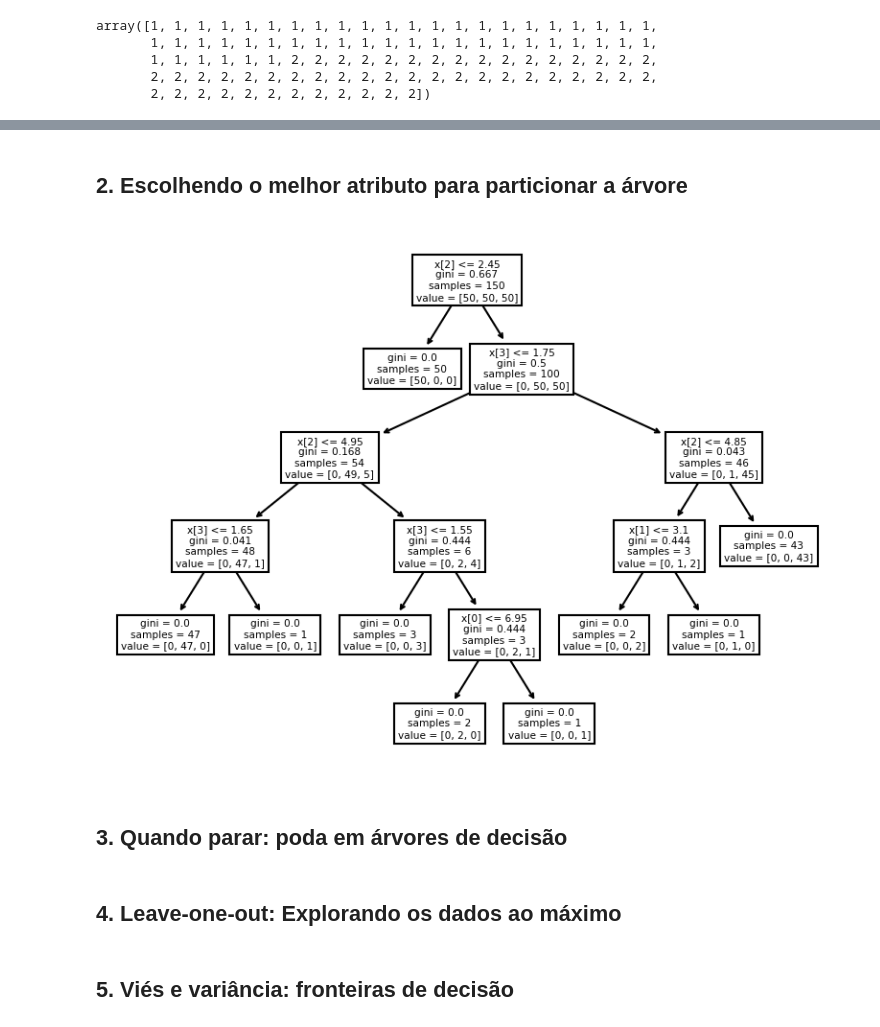
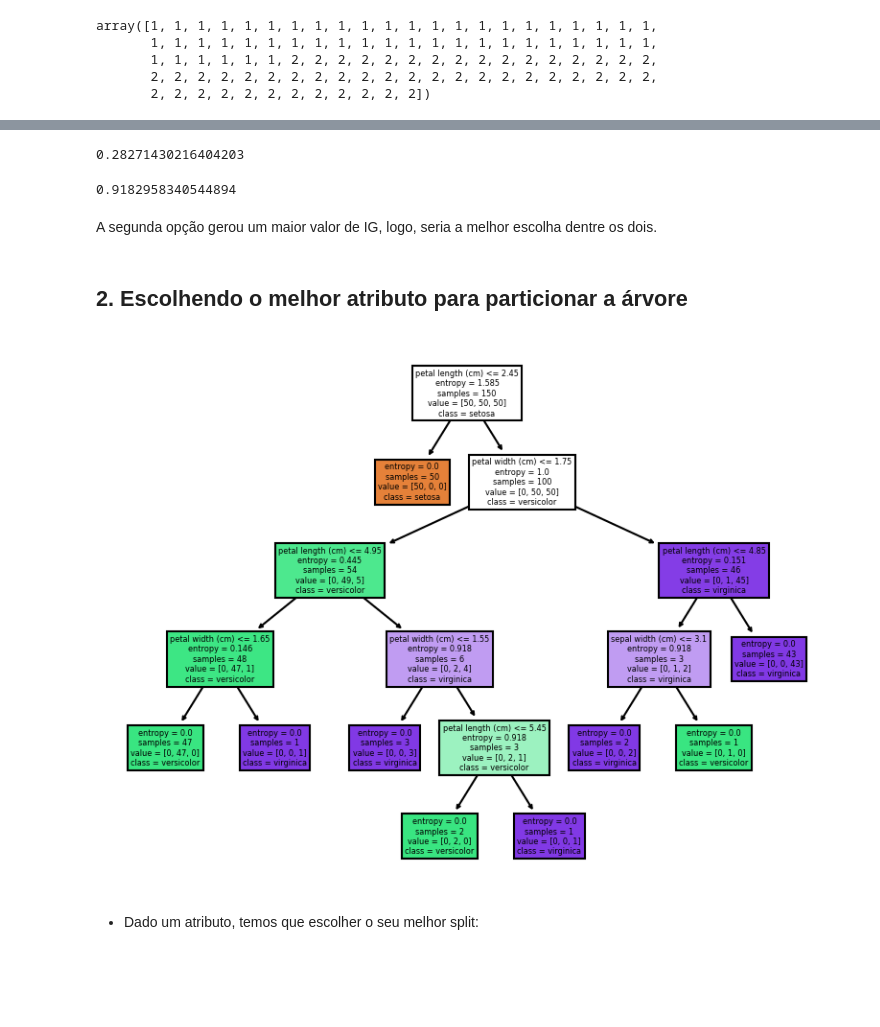
Before and after one commit to smastelini/eng-soft-ml-uel, a Jupyter notebook: aula-5.ipynb, the cells around one changed output, grey strips where cells are left out. Cells and saved outputs as stored; diff of their text form; code cells hidden in the pictures; blank space fills up the shorter version.

```diff
--- a/aula-5.ipynb
+++ b/aula-5.ipynb
@@ -166,17 +181,23 @@ array([1, 1, 1, 1, 1, 1, 1, 1, 1, 1, 1, 1, 1, 1, 1, 1, 1, 1, 1, 1, 1, 1,
+# %%
+info_gain(y, sl1_y, sr1_y)
+# %% [output]
+0.28271430216404203
+# %%
+info_gain(y, sl2_y, sr2_y)
+# %% [output]
+0.9182958340544894
+# %% [markdown]
+A segunda opção gerou um maior valor de IG, logo, seria a melhor escolha dentre os dois.
 # %% [markdown]
 ## 2. Escolhendo o melhor atributo para particionar a árvore
 # %%
-dt = DecisionTreeClassifier()
+dt = DecisionTreeClassifier(criterion="entropy")
 dt.fit(X, y)
 
 plt.figure(dpi=150)
-plot_tree(dt)
+plot_tree(dt, feature_names=X.columns, class_names=["setosa", "versicolor", "virginica"], filled=True)
 plt.show()
 # %% [output]
-[figure, old version]
+[figure, new version]
-# %% [markdown]
-## 3. Quando parar: poda em árvores de decisão
-# %% [markdown]
-## 4. Leave-one-out: Explorando os dados ao máximo
-# %% [markdown]
-## 5. Viés e variância: fronteiras de decisão
+# %% [markdown]
+- Dado um atributo, temos que escolher o seu melhor split:
```
Also changed, not shown: parts of 51 cells of this notebook, 1 other file.
